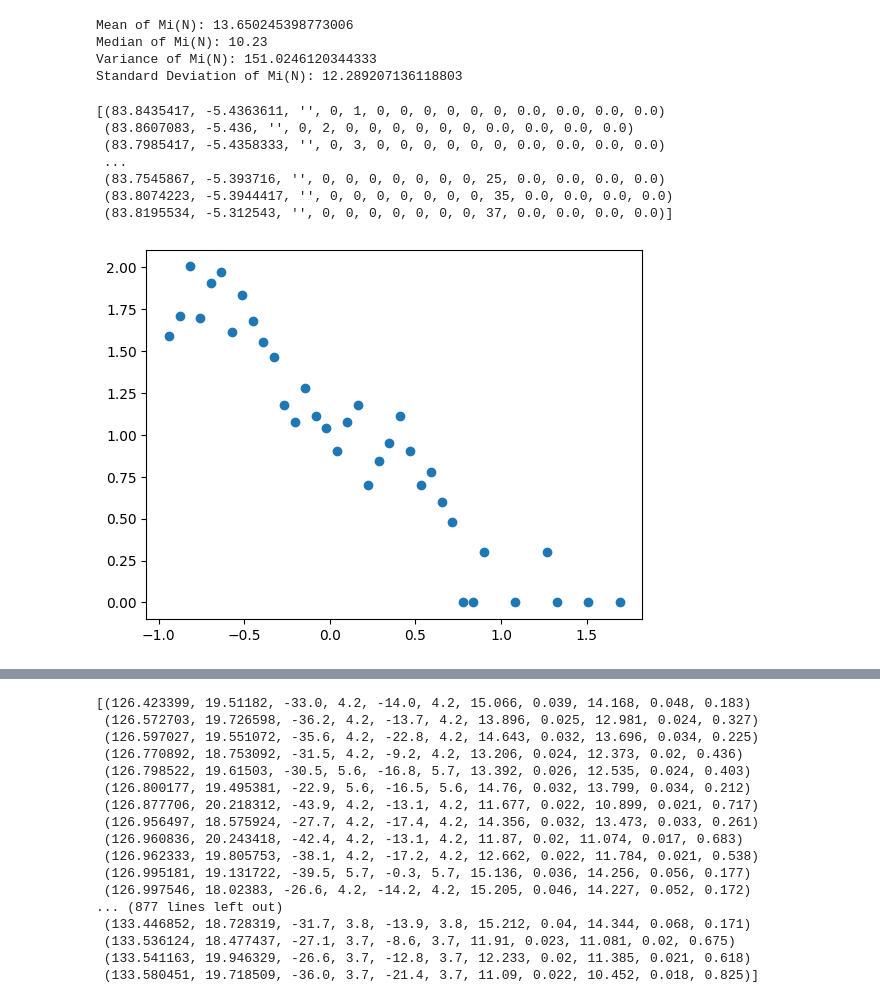
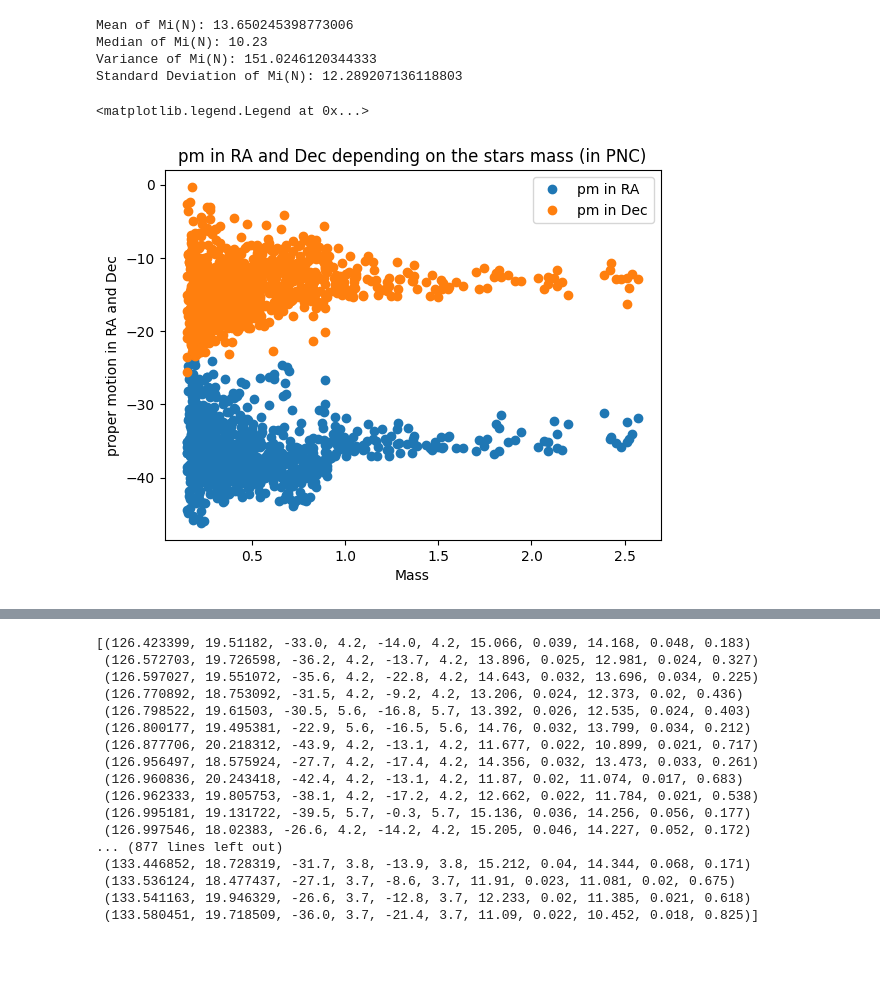
Before and after one commit to laxm7/sta_project, a Jupyter notebook: imf_chiara_felix_laxman.ipynb, the cells around one changed output, grey strips where cells are left out. Cells and saved outputs as stored; diff of their text form; code cells hidden in the pictures; blank space fills up the shorter version.

Commit message:
probs arches and PNC, +plot PNC

```diff
--- a/imf_chiara_felix_laxman.ipynb
+++ b/imf_chiara_felix_laxman.ipynb
@@ -158,27 +158,21 @@ Mean of Mi(N): 13.650245398773006
 Median of Mi(N): 10.23
 Variance of Mi(N): 151.0246120344333
 Standard Deviation of Mi(N): 12.289207136118803
-# %%
-import numpy as np
-from matplotlib import pyplot as plt
-from astropy.io import ascii, fits
-
-table = fits.getdata("./ONC/table3.dat.fits", readme="./ONC/ReadMe.txt")
-print(table)
-m = table["MH97b"]
-m = m[m>0]
-
-x = np.logspace(-1, 2, 50)
-y, _ = np.histogram(m, x)
-
-plt.plot(np.log10(x[1:]), np.log10(y), "o")
-plt.show()
-# %% [output]
-[(83.8435417, -5.4363611, '', 0, 1, 0, 0, 0, 0, 0, 0, 0.0, 0.0, 0.0, 0.0)
- (83.8607083, -5.436, '', 0, 2, 0, 0, 0, 0, 0, 0, 0.0, 0.0, 0.0, 0.0)
- (83.7985417, -5.4358333, '', 0, 3, 0, 0, 0, 0, 0, 0, 0.0, 0.0, 0.0, 0.0)
- ...
- (83.7545867, -5.393716, '', 0, 0, 0, 0, 0, 0, 0, 25, 0.0, 0.0, 0.0, 0.0)
- (83.8074223, -5.3944417, '', 0, 0, 0, 0, 0, 0, 0, 35, 0.0, 0.0, 0.0, 0.0)
- (83.8195534, -5.312543, '', 0, 0, 0, 0, 0, 0, 0, 37, 0.0, 0.0, 0.0, 0.0)]
-[figure]
+# %%
+import numpy as np
+from matplotlib import pyplot as plt
+from astropy.io import ascii, fits
+
+table = fits.getdata("./Praesepe/table2.dat.fits", readme="./Praesepe/ReadMe.txt")
+pm = table["pmRA"]
+pmd = table["pmDE"]
+mass = table["Mass"]
+plt.xlabel("Mass")
+plt.ylabel("proper motion in RA and Dec")
+plt.title('pm in RA and Dec depending on the stars mass (in PNC)')
+plt.plot(mass, pm, "o", label='pm in RA')
+plt.plot(mass, pmd, "o", label='pm in Dec')
+plt.legend()
+# %% [output]
+<matplotlib.legend.Legend at 0x...>
+[figure, added]
```
Also changed, not shown: parts of 5 cells of this notebook, 1 other file.
